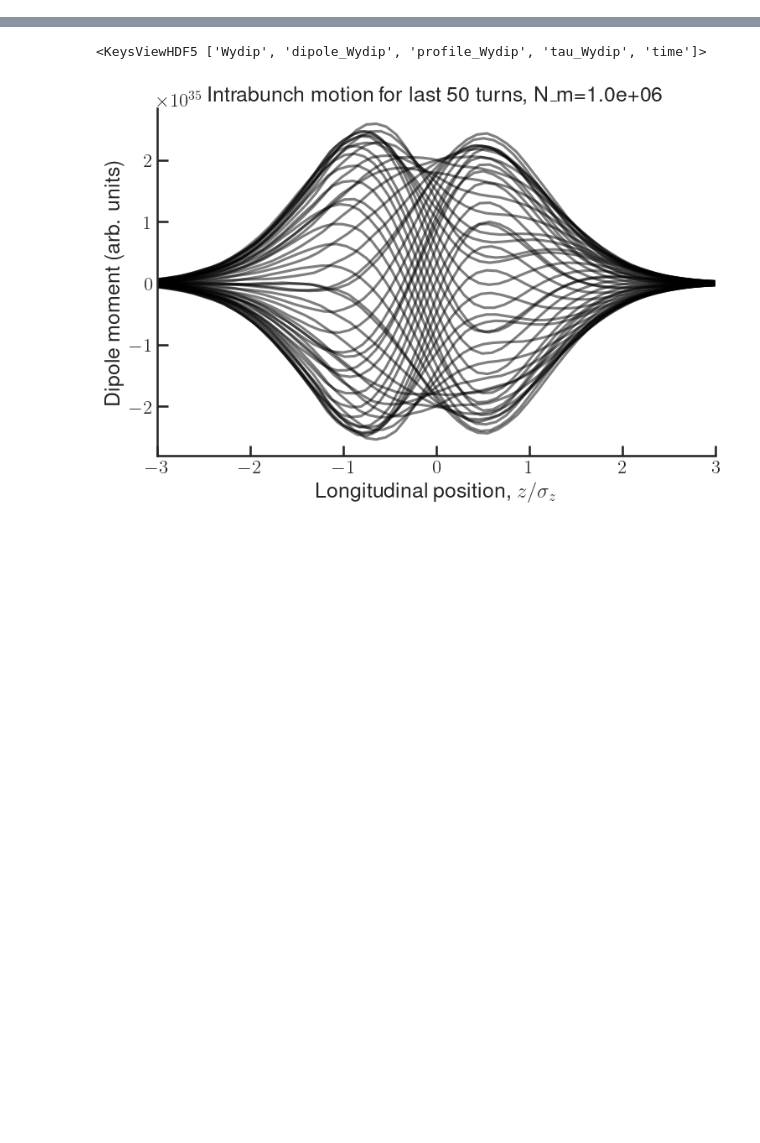
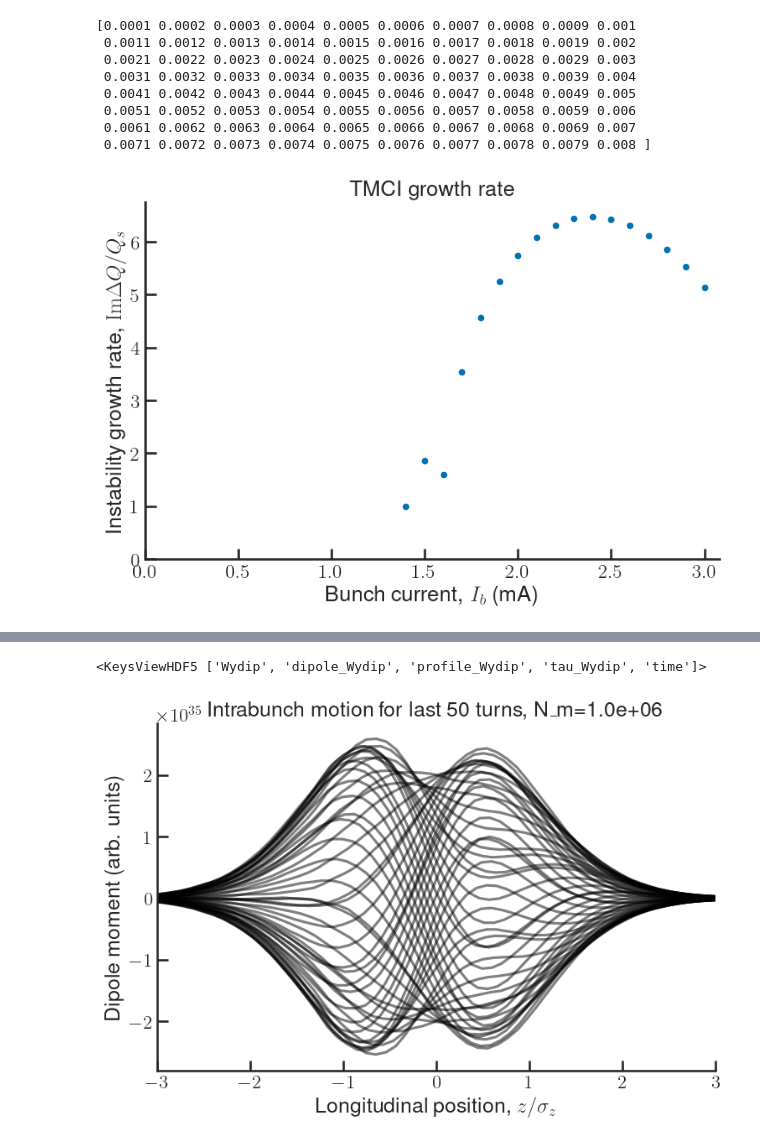
Before and after one commit to gubaidulinvadim/transverse_instabilities, a Jupyter notebook: Postprocessing_test.ipynb, the cells around one changed output, grey strips where cells are left out. Cells and saved outputs as stored; diff of their text form; code cells hidden in the pictures; blank space fills up the shorter version.

```diff
--- a/Postprocessing_test.ipynb
+++ b/Postprocessing_test.ipynb
@@ -12,18 +21,42 @@ from postprocessing import *
 # %%
 n_macroparticles=1e6
 n_turns = 5e4
 n_bin = 100
-bunch_current = 6.3e-3
+bunch_current = 1.2e-3
 Qp_x = 1.6
 Qp_y = np.linspace(0.1, 5.0, 50)
-tmci_current = 1e-3*np.linspace(0.1, 3, 30)
-risetimes = []
-for Qp in tqdm(Qp_y):
-# for bunch_current in tmci_current:
-    risetime = post_single(n_macroparticles,
-                n_turns,
-                n_bin,
-                bunch_current,
-                Qp_x,
-                Qp)
-    risetimes.append(risetime)
+tmci_current = 1e-3*np.linspace(0.1, 8, 80)
+# tmci_current = 1e-3*np.linspace(0.1, 3, 30)
+
+
+# tmci_current = 1e-3*np.linspace(0.1, 3, 30)
+# for Qp in tqdm(Qp_y):
+# for bunch_current in tqdm(tmci_current):
+#     risetime, peak_freq, peak_amp, sigma_dp, sigma_z = post_single(n_macroparticles,
+#                 n_turns,
+#                 n_bin,
+#                 bunch_current,
+#                 Qp_x,
+#                 Qp_x)
+#     risetimes.append(risetime)
+#     peak_freqs.append(peak_freq)
+#     peak_amps.append(peak_amp)
+#     sigmas_dp.append(sigma_dp)
+#     sigmas_z.append(sigma_z)
+
+results = post_tmci_mwi_bunch_length(n_macroparticles=1e6,
+                                     n_turns=5e4,
+                                     n_bin=100,
+                                     bunch_current_min=.1e-3,
+                                     bunch_current_max=8e-3,
+                                     n_points=80)
+# %% [output]
+[0.0001 0.0002 0.0003 0.0004 0.0005 0.0006 0.0007 0.0008 0.0009 0.001
+ 0.0011 0.0012 0.0013 0.0014 0.0015 0.0016 0.0017 0.0018 0.0019 0.002
+ 0.0021 0.0022 0.0023 0.0024 0.0025 0.0026 0.0027 0.0028 0.0029 0.003
+ 0.0031 0.0032 0.0033 0.0034 0.0035 0.0036 0.0037 0.0038 0.0039 0.004
+ 0.0041 0.0042 0.0043 0.0044 0.0045 0.0046 0.0047 0.0048 0.0049 0.005
+ 0.0051 0.0052 0.0053 0.0054 0.0055 0.0056 0.0057 0.0058 0.0059 0.006
+ 0.0061 0.0062 0.0063 0.0064 0.0065 0.0066 0.0067 0.0068 0.0069 0.007
+ 0.0071 0.0072 0.0073 0.0074 0.0075 0.0076 0.0077 0.0078 0.0079 0.008 ]
+[figure, added]
```
Also changed, not shown: parts of 14 cells of this notebook, 2 other files.
